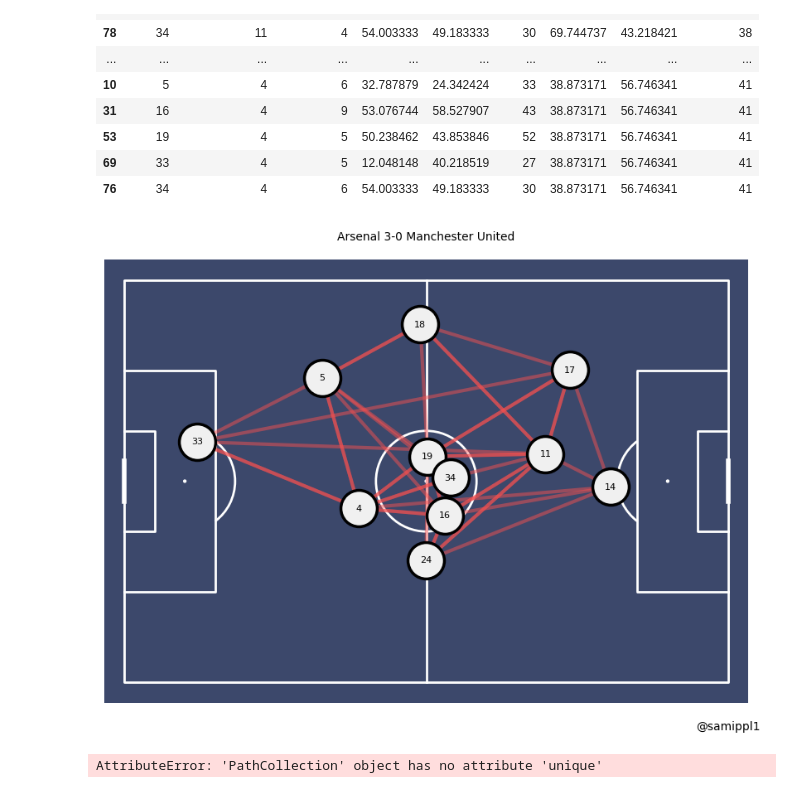
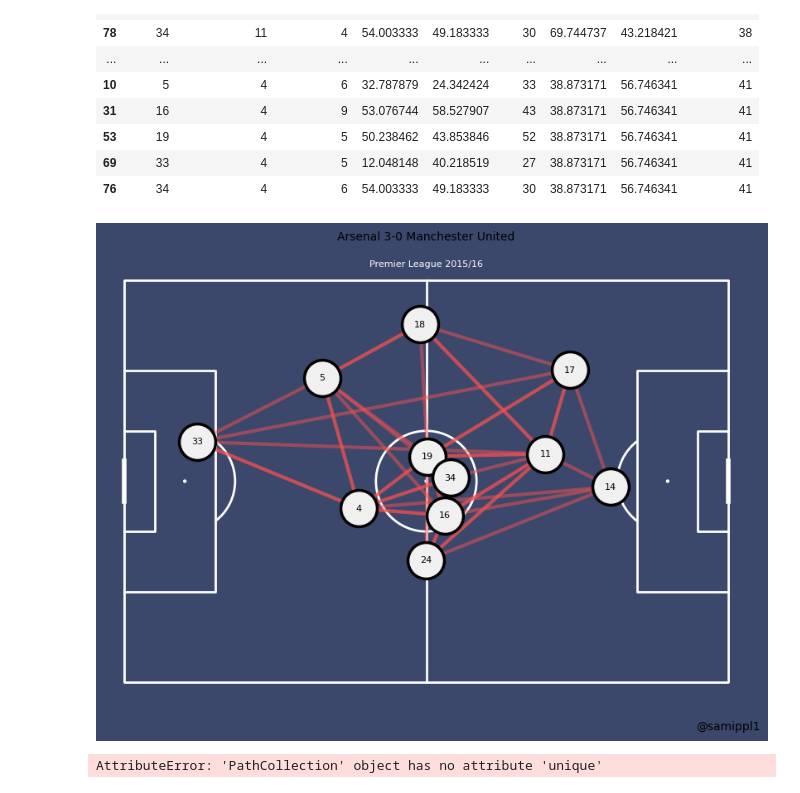
Before and after one commit to lamsalsamip1/Football-Pass-Maps, a Jupyter notebook: ArsenalUnited.ipynb, the cells around one changed output. Cells and saved outputs as stored; diff of their text form; code cells hidden in the pictures.

Commit message:
Pitch Color Combination 2

```diff
--- a/ArsenalUnited.ipynb
+++ b/ArsenalUnited.ipynb
@@ -277,29 +277,30 @@ pass_between
 # %%
 pitch = Pitch(pitch_color='#3C486B', line_color='white')
 # Set the figure size
 fig, ax = pitch.draw(figsize=(8, 6), constrained_layout=True, tight_layout=False)
 
 # Set the face color of the figure
-# fig.set_facecolor('#FEF2F4')
+fig.set_facecolor('#3C486B')
 
 # Draw arrows and nodes
 arrows = pitch.arrows(1.2 * pass_between.x, 0.8 * pass_between.y, 1.2 * pass_between.x_end, 0.8 * pass_between.y_end, ax=ax, width=3, headwidth=3, color='#F45050', zorder=1, alpha=0.5)
 nodes = pitch.scatter(1.2 * average_locations.x, 0.8 * average_locations.y, s=1000, color='#F0F0F0', edgecolors='black', linewidth=2.5, alpha=1, zorder=1, ax=ax)
 
 # Annotate average_locations
 for index, row in average_locations.iterrows():
     pitch.annotate(index, xy=(1.2 * row.x, 0.8 * row.y), c='black', va='center', ha='center', size=8, ax=ax)
 
 # Add the endnote
-ax.text(120, 90, '@samippl1', color='#000000', va='bottom', ha='center', fontsize=10)
+ax.text(120, 90, '@samippl1', color='white', va='bottom', ha='center', fontsize=10)
 
 # Add the title
-ax.set_title('Arsenal 3-0 Manchester United', color='#000000', va='center', ha='center', fontsize=10,pad=20,)
-
-# Show the plot
+ax.set_title('Arsenal 3-0 Manchester United', color='#000000', va='center', ha='center', fontsize=10,pad=20,loc='center')
+ax.annotate('Premier League 2015/16', xy=(0.5, 1), xytext=(0, 0),
+             xycoords='axes fraction', textcoords='offset points',
+             fontsize=8, color='white', va='top', ha='center')
 plt.show()
 # %% [output]
-[figure, old version]
+[figure, new version]
 # %%
 nodes.
 # %% [output]
```
